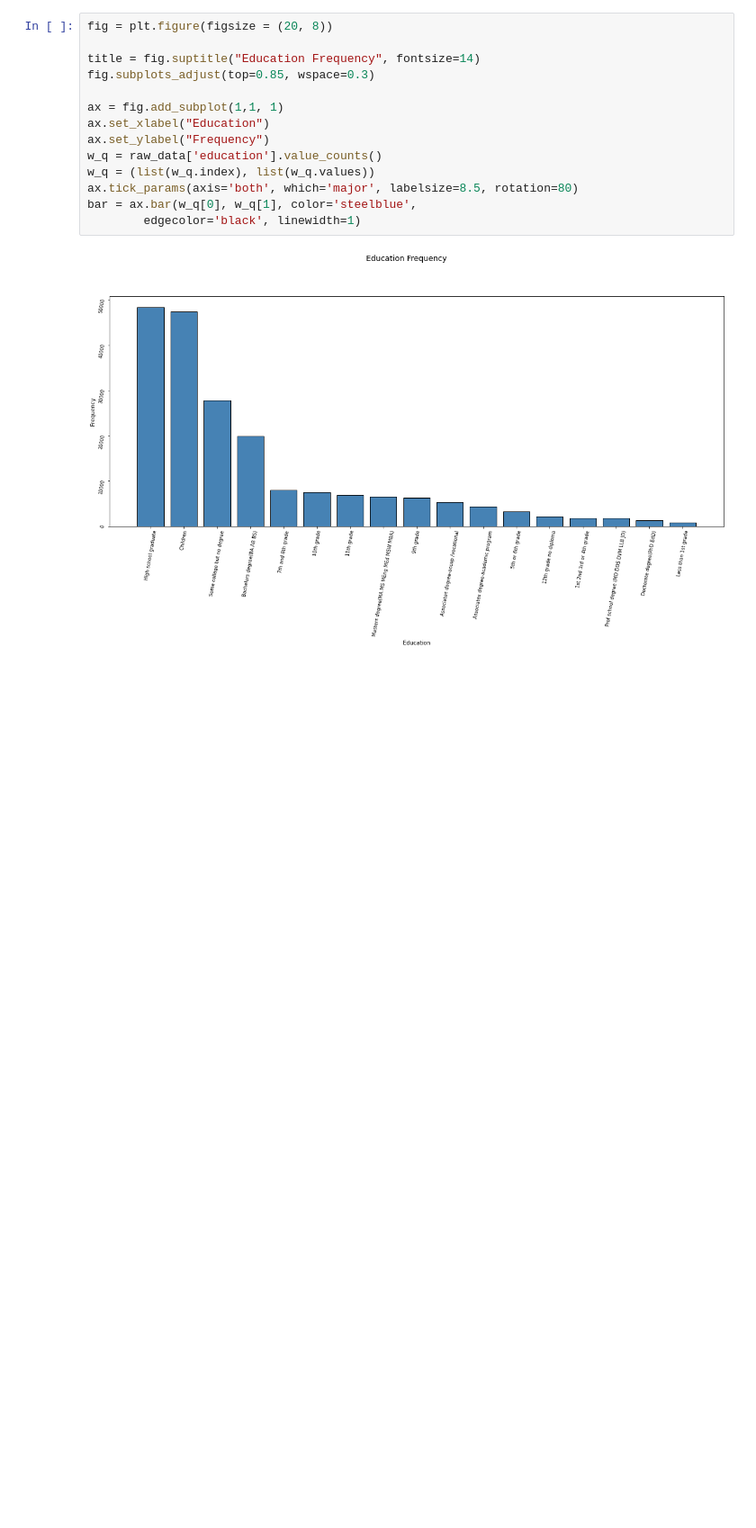
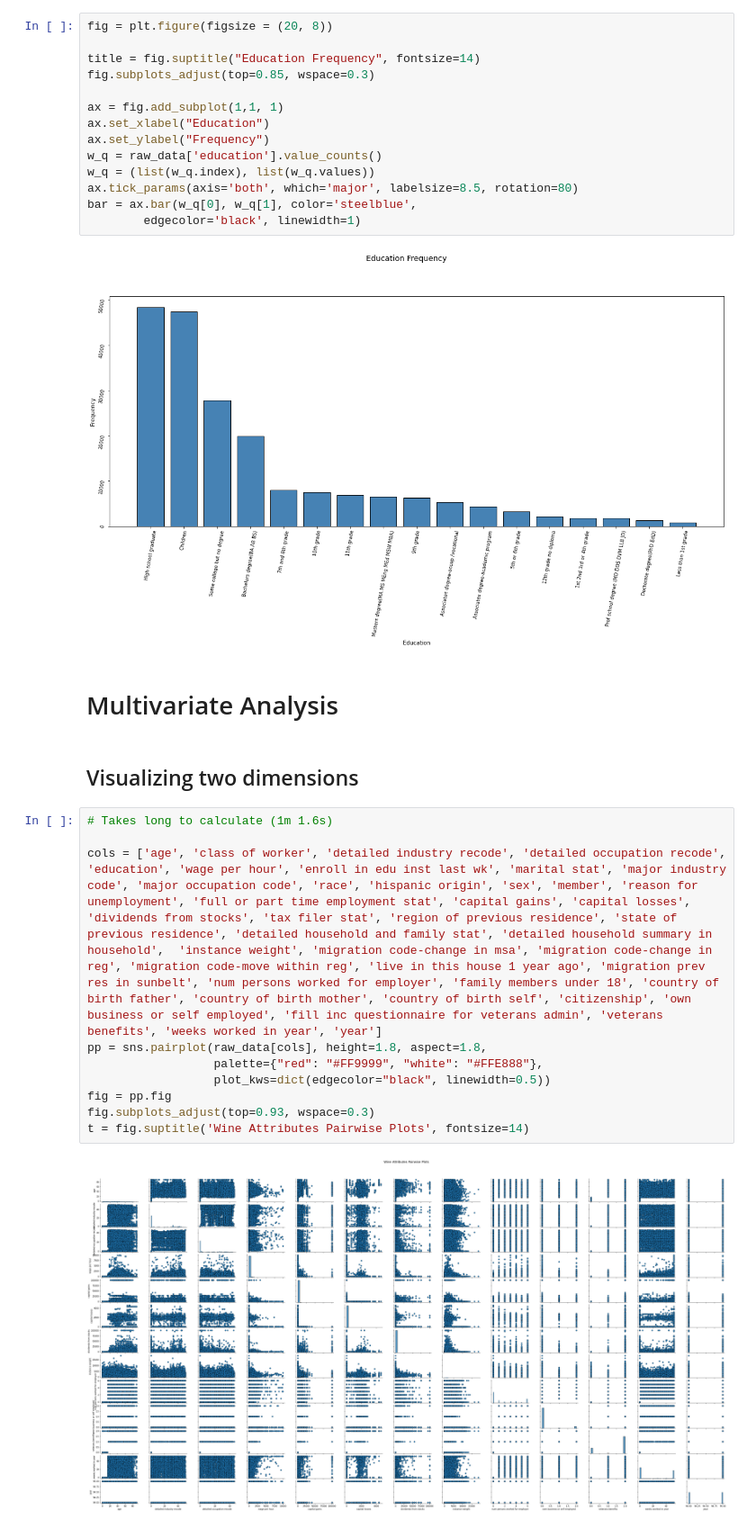
Before and after one commit to ThomasBrue/first-assignment-data-science, a Jupyter notebook: censusIncome.ipynb, the cells around one changed output. Shown at 90% size. Cells and saved outputs as stored; diff of their text form; blank space fills up the shorter version.

Commit message:
mulitvariate analysis

```diff
--- a/censusIncome.ipynb
+++ b/censusIncome.ipynb
@@ -91,3 +93,19 @@ bar = ax.bar(w_q[0], w_q[1], color='steelblue',
         edgecolor='black', linewidth=1)
 # %% [output]
 [figure]
+# %% [markdown]
+# Multivariate Analysis
+# %% [markdown]
+## Visualizing two dimensions
+# %%
+# Takes long to calculate (1m 1.6s)
+
+cols = ['age', 'class of worker', 'detailed industry recode', 'detailed occupation recode', 'education', 'wage per hour', 'enroll in edu inst last wk', 'marital stat', 'major industry code', 'major occupation code', 'race', 'hispanic origin', 'sex', 'member', 'reason for unemployment', 'full or part time employment stat', 'capital gains', 'capital losses', 'dividends from stocks', 'tax filer stat', 'region of previous residence', 'state of previous residence', 'detailed household and family stat', 'detailed household summary in household',  'instance weight', 'migration code-change in msa', 'migration code-change in reg', 'migration code-move within reg', 'live in this house 1 year ago', 'migration prev res in sunbelt', 'num persons worked for employer', 'family members under 18', 'country of birth father', 'country of birth mother', 'country of birth self', 'citizenship', 'own business or self employed', 'fill inc questionnaire for veterans admin', 'veterans benefits', 'weeks worked in year', 'year']
+pp = sns.pairplot(raw_data[cols], height=1.8, aspect=1.8,
+                  palette={"red": "#FF9999", "white": "#FFE888"},
+                  plot_kws=dict(edgecolor="black", linewidth=0.5))
+fig = pp.fig
+fig.subplots_adjust(top=0.93, wspace=0.3)
+t = fig.suptitle('Wine Attributes Pairwise Plots', fontsize=14)
+# %% [output]
+[figure, added]
```
Also changed, not shown: parts of 1 cell of this notebook.
